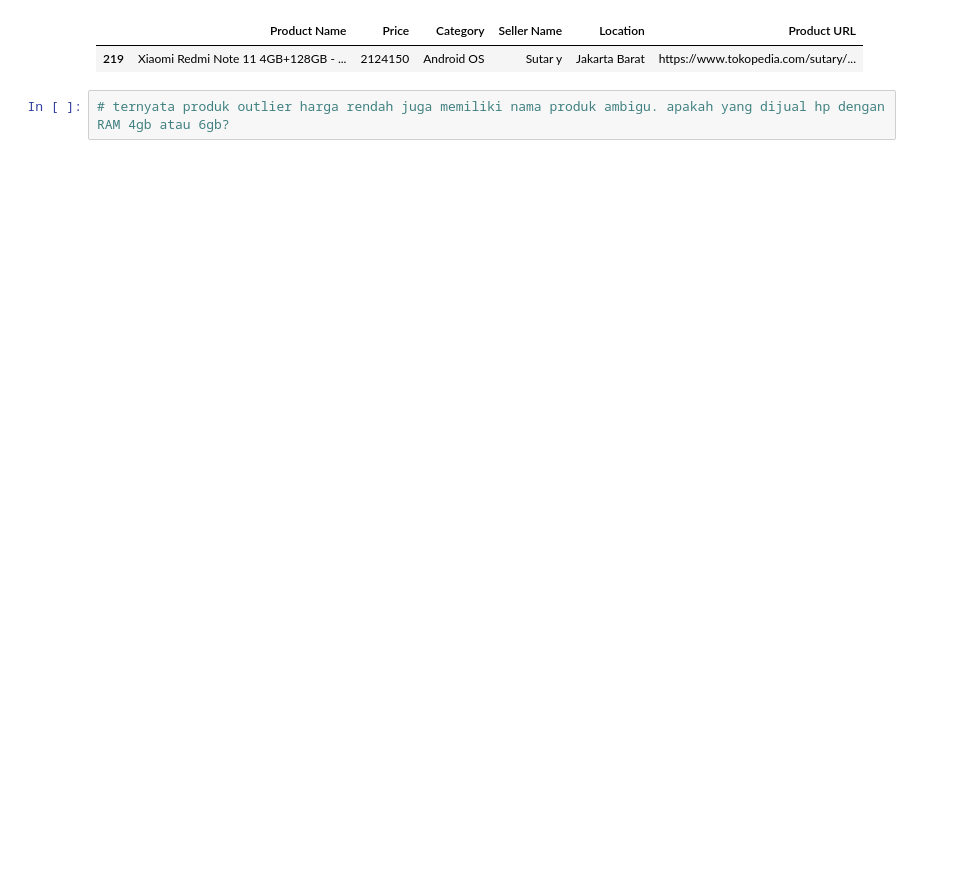
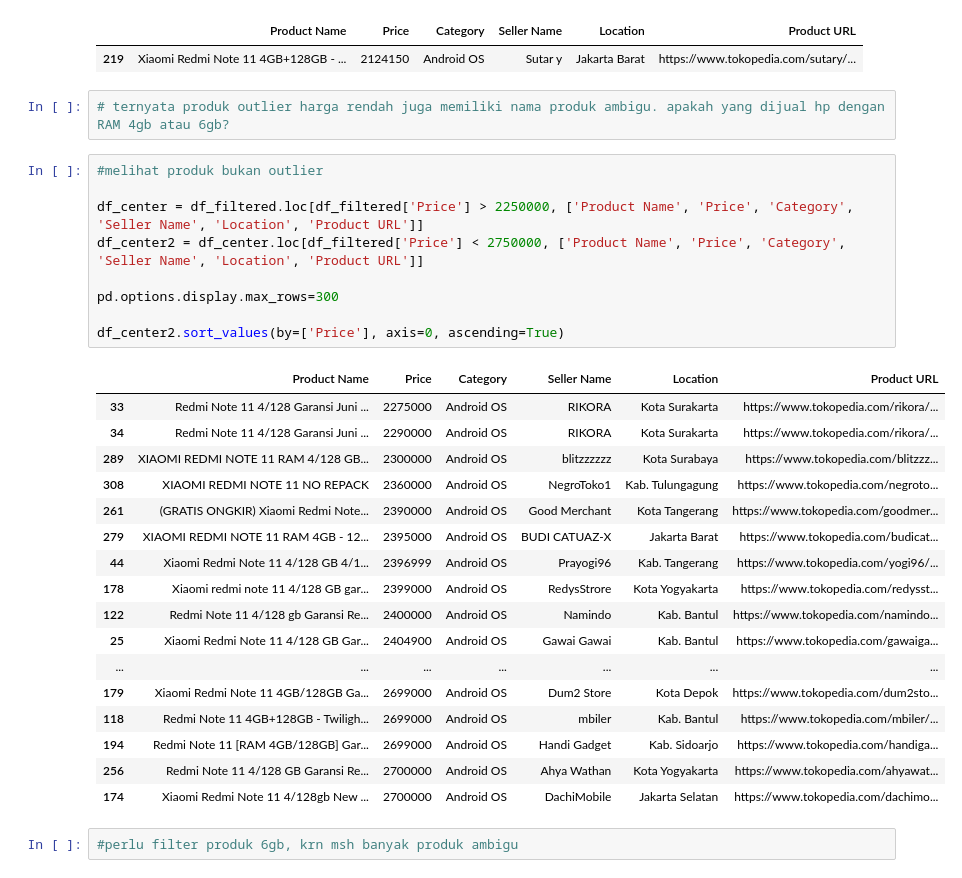
Before and after one commit to prasetyatf/EDA_RedmiNote11_tokped, a Jupyter notebook: analisis-renote11-4gb.ipynb, the cells around one changed output. Cells and saved outputs as stored; diff of their text form; blank space fills up the shorter version.

```diff
--- a/analisis-renote11-4gb.ipynb
+++ b/analisis-renote11-4gb.ipynb
@@ -260,3 +267,32 @@ df_right_tail.sort_values(by=['Price'], axis=0, ascending=True)
 | 219 | Xiaomi Redmi Note 11 4GB+128GB - ... | 2124150 | Android OS | Sutar y | Jakarta Barat | https://www.tokopedia.com/sutary/... |
 # %%
 # ternyata produk outlier harga rendah juga memiliki nama produk ambigu. apakah yang dijual hp dengan RAM 4gb atau 6gb?
+# %%
+#melihat produk bukan outlier
+
+df_center = df_filtered.loc[df_filtered['Price'] > 2250000, ['Product Name', 'Price', 'Category', 'Seller Name', 'Location', 'Product URL']]
+df_center2 = df_center.loc[df_filtered['Price'] < 2750000, ['Product Name', 'Price', 'Category', 'Seller Name', 'Location', 'Product URL']]
+
+pd.options.display.max_rows=300
+
+df_center2.sort_values(by=['Price'], axis=0, ascending=True)
+# %% [output]
+|  | Product Name | Price | Category | Seller Name | Location | Product URL |
+| 33 | Redmi Note 11 4/128 Garansi Juni ... | 2275000 | Android OS | RIKORA | Kota Surakarta | https://www.tokopedia.com/rikora/... |
+| 34 | Redmi Note 11 4/128 Garansi Juni ... | 2290000 | Android OS | RIKORA | Kota Surakarta | https://www.tokopedia.com/rikora/... |
+| 289 | XIAOMI REDMI NOTE 11 RAM 4/128 GB... | 2300000 | Android OS | blitzzzzzz | Kota Surabaya | https://www.tokopedia.com/blitzzz... |
+| 308 | XIAOMI REDMI NOTE 11 NO REPACK | 2360000 | Android OS | NegroToko1 | Kab. Tulungagung | https://www.tokopedia.com/negroto... |
+| 261 | (GRATIS ONGKIR) Xiaomi Redmi Note... | 2390000 | Android OS | Good Merchant | Kota Tangerang | https://www.tokopedia.com/goodmer... |
+| 279 | XIAOMI REDMI NOTE 11 RAM 4GB - 12... | 2395000 | Android OS | BUDI CATUAZ-X | Jakarta Barat | https://www.tokopedia.com/budicat... |
+| 44 | Xiaomi Redmi Note 11 4/128 GB 4/1... | 2396999 | Android OS | Prayogi96 | Kab. Tangerang | https://www.tokopedia.com/yogi96/... |
+| 178 | Xiaomi redmi note 11 4/128 GB gar... | 2399000 | Android OS | RedysStrore | Kota Yogyakarta | https://www.tokopedia.com/redysst... |
+| 122 | Redmi Note 11 4/128 gb Garansi Re... | 2400000 | Android OS | Namindo | Kab. Bantul | https://www.tokopedia.com/namindo... |
+| 25 | Xiaomi Redmi Note 11 4/128 GB Gar... | 2404900 | Android OS | Gawai Gawai | Kab. Bantul | https://www.tokopedia.com/gawaiga... |
+| ... | ... | ... | ... | ... | ... | ... |
+| 179 | Xiaomi Redmi Note 11 4GB/128GB Ga... | 2699000 | Android OS | Dum2 Store | Kota Depok | https://www.tokopedia.com/dum2sto... |
+| 118 | Redmi Note 11 4GB+128GB - Twiligh... | 2699000 | Android OS | mbiler | Kab. Bantul | https://www.tokopedia.com/mbiler/... |
+| 194 | Redmi Note 11 [RAM 4GB/128GB] Gar... | 2699000 | Android OS | Handi Gadget | Kab. Sidoarjo | https://www.tokopedia.com/handiga... |
+| 256 | Redmi Note 11 4/128 GB Garansi Re... | 2700000 | Android OS | Ahya Wathan | Kota Yogyakarta | https://www.tokopedia.com/ahyawat... |
+| 174 | Xiaomi Redmi Note 11 4/128gb New ... | 2700000 | Android OS | DachiMobile | Jakarta Selatan | https://www.tokopedia.com/dachimo... |
+# %%
+#perlu filter produk 6gb, krn msh banyak produk ambigu
```
Also changed, not shown: parts of 2 cells of this notebook.
